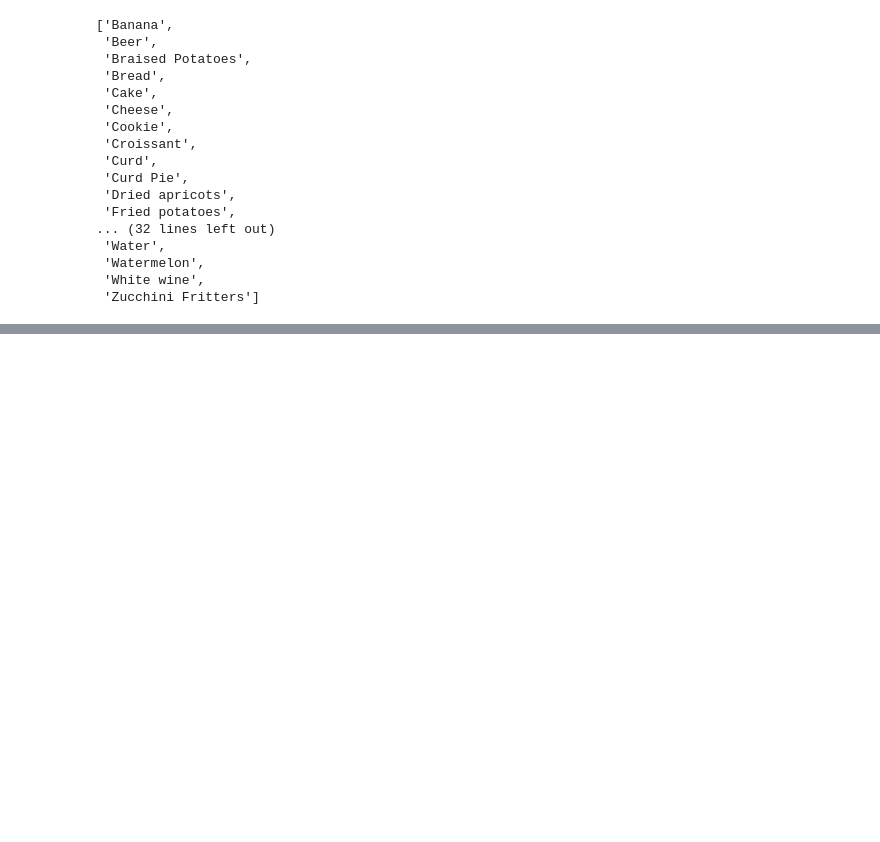
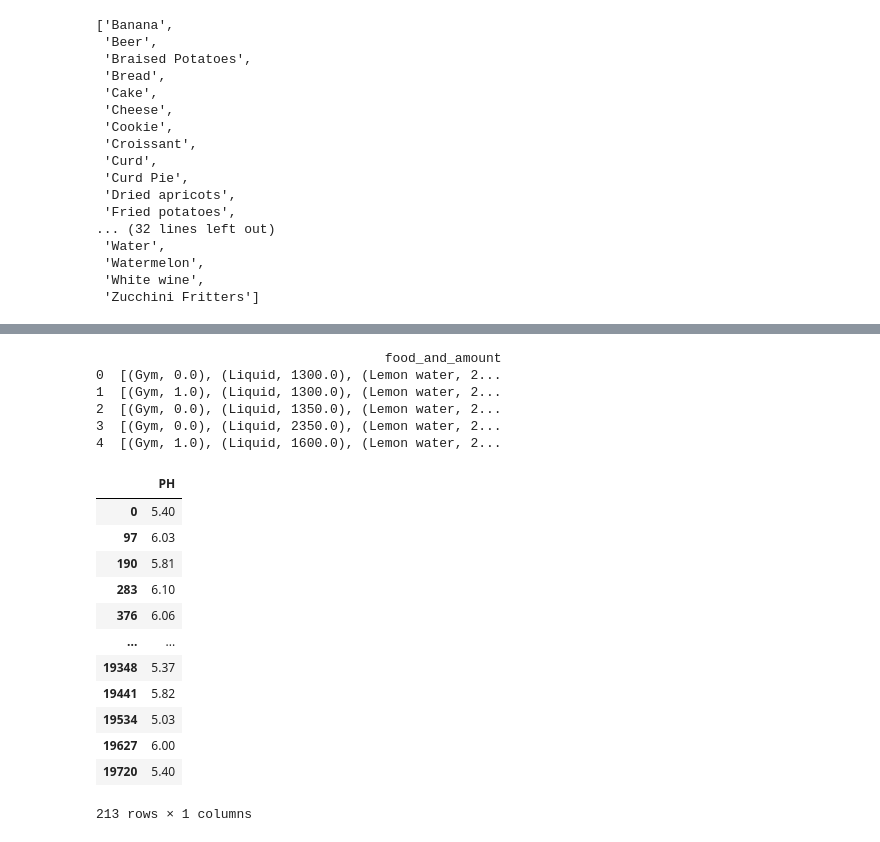
Before and after one commit to phyu007/urineanalysis, a Jupyter notebook: Recommend_diet_based_on_urine.ipynb, the cells around one changed output, grey strips where cells are left out. Saved outputs shown, nothing was run; the diff lists cells and outputs as text; code cells hidden in the pictures; blank space fills up the shorter version.

Commit message:
lambda funcs and alkaline rules

```diff
--- a/Recommend_diet_based_on_urine.ipynb
+++ b/Recommend_diet_based_on_urine.ipynb
@@ -248 +248,44 @@ print(y)
+# %%
+y = data.groupby(['person_id', 'date'])[['food_name', 'amount']].agg(list)
+# Reset the index
+y = y.reset_index()
+
+# Custom function to combine food_name and amount into one list
+def combine_food_and_amount(food_names, amounts):
+    combined = []
+    for food, amount in zip(food_names, amounts):
+        combined.append((food, amount))
+    return combined
+
+# Apply the custom function to combine food_name and amount columns
+y['food_and_amount'] = y.apply(lambda row: combine_food_and_amount(row['food_name'], row['amount']), axis=1)
+
+# Drop the food_name and amount columns
+y = y.drop(['food_name', 'amount','person_id','date'], axis=1)
+
+# Print the modified DataFrame
+print(y.head(5))
+# %% [output]
+                                     food_and_amount
+0  [(Gym, 0.0), (Liquid, 1300.0), (Lemon water, 2...
+1  [(Gym, 1.0), (Liquid, 1300.0), (Lemon water, 2...
+2  [(Gym, 0.0), (Liquid, 1350.0), (Lemon water, 2...
+3  [(Gym, 0.0), (Liquid, 2350.0), (Lemon water, 2...
+4  [(Gym, 1.0), (Liquid, 1600.0), (Lemon water, 2...
+# %%
+X
+# %% [output]
+|  | PH |
+| 0 | 5.40 |
+| 97 | 6.03 |
+| 190 | 5.81 |
+| 283 | 6.10 |
+| 376 | 6.06 |
+| ... | ... |
+| 19348 | 5.37 |
+| 19441 | 5.82 |
+| 19534 | 5.03 |
+| 19627 | 6.00 |
+| 19720 | 5.40 |
+213 rows × 1 columns
 # %%
```
Also changed, not shown: parts of 15 cells of this notebook, 4 other files.
